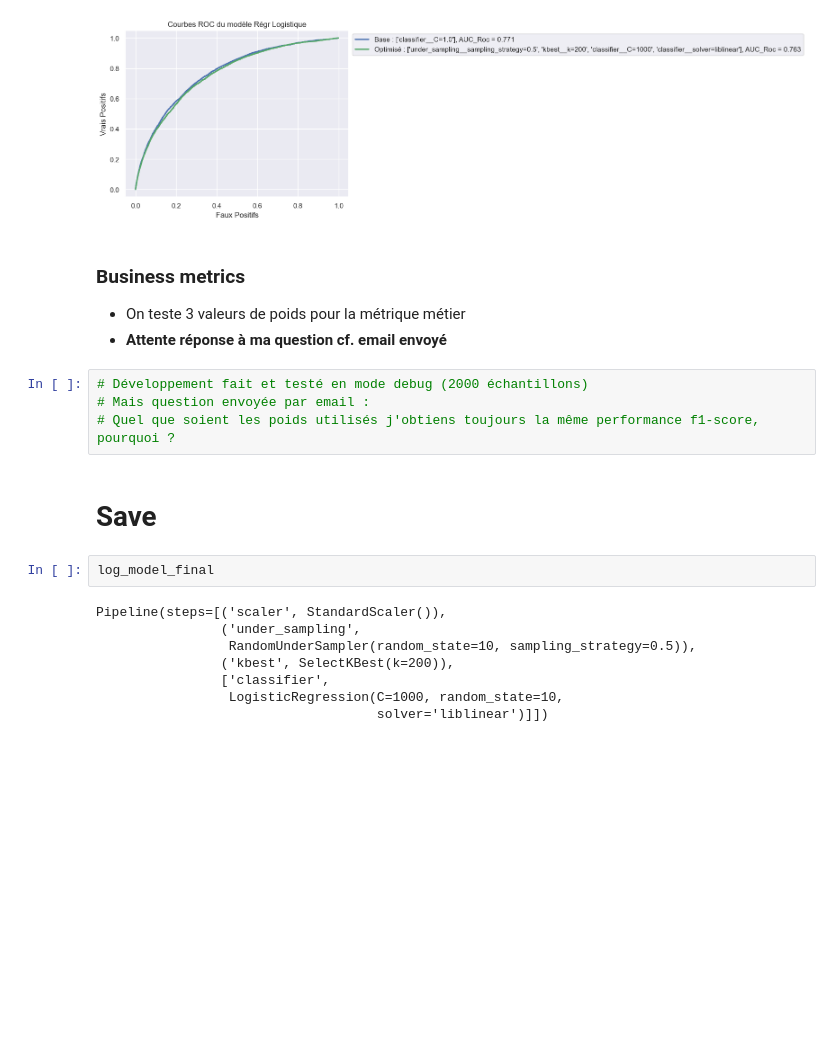
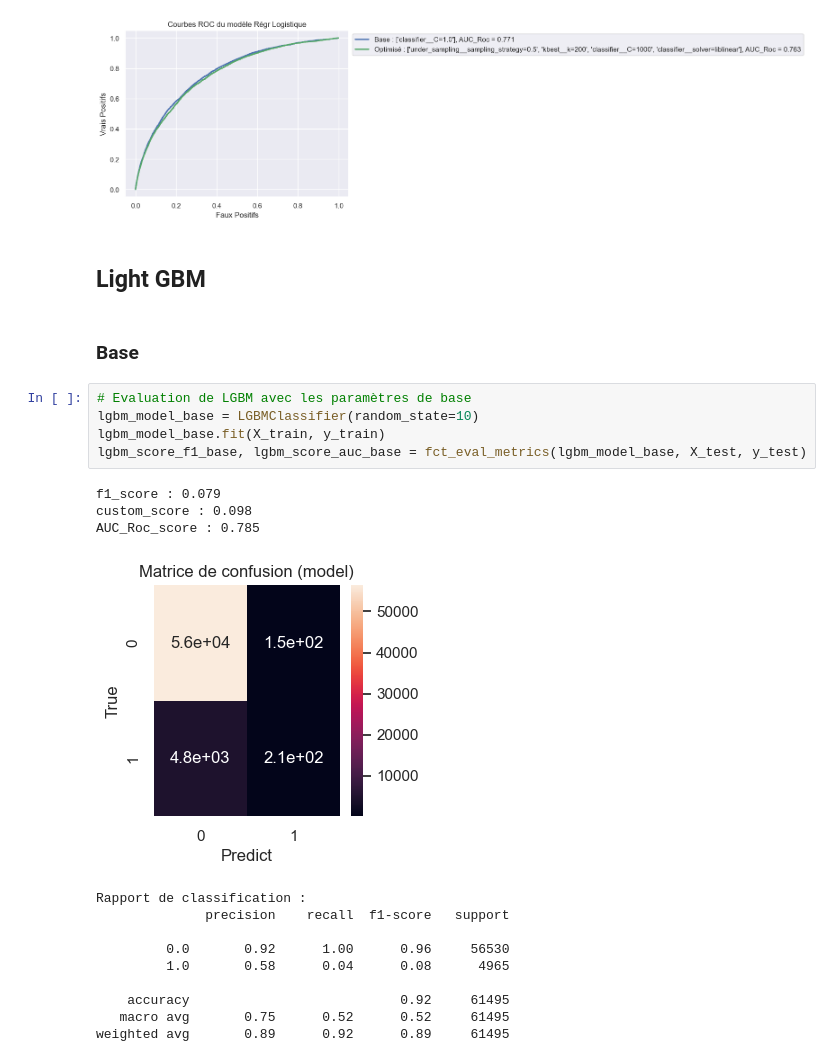
Before and after one commit to ffinky/P7_credit_risk, a Jupyter notebook: Finkenberg_Fabrice_2_Notebook_Model_022023.ipynb, the cells around one changed output. Cells and saved outputs as stored; diff of their text form; blank space fills up the shorter version.

```diff
--- a/Finkenberg_Fabrice_2_Notebook_Model_022023.ipynb
+++ b/Finkenberg_Fabrice_2_Notebook_Model_022023.ipynb
@@ -3781,23 +3722,26 @@ def fct_roc_curve(model_base, param_base, model_final, param_final, model_name):
 fct_roc_curve(log_model_base, log_param_base, log_model_final, log_param_final, 'Régr Logistique')
 # %% [output]
 [figure]
-# %% [markdown]
-### Business metrics
-- On teste 3 valeurs de poids pour la métrique métier
-- **Attente réponse à ma question cf. email envoyé**
-# %%
-# Développement fait et testé en mode debug (2000 échantillons)
-# Mais question envoyée par email :
-# Quel que soient les poids utilisés j'obtiens toujours la même performance f1-score, pourquoi ?
+# %% [markdown]
+## Light GBM
 # %% [markdown]
-# Save
+### Base
-# %%
-log_model_final
-# %% [output]
-Pipeline(steps=[('scaler', StandardScaler()),
-                ('under_sampling',
-                 RandomUnderSampler(random_state=10, sampling_strategy=0.5)),
-                ('kbest', SelectKBest(k=200)),
-                ['classifier',
-                 LogisticRegression(C=1000, random_state=10,
-                                    solver='liblinear')]])
+# %%
+# Evaluation de LGBM avec les paramètres de base
+lgbm_model_base = LGBMClassifier(random_state=10)
+lgbm_model_base.fit(X_train, y_train)
+lgbm_score_f1_base, lgbm_score_auc_base = fct_eval_metrics(lgbm_model_base, X_test, y_test)
+# %% [output]
+f1_score : 0.079
+custom_score : 0.098
+AUC_Roc_score : 0.785
+[figure, added]
+Rapport de classification :
+              precision    recall  f1-score   support
+
+         0.0       0.92      1.00      0.96     56530
+         1.0       0.58      0.04      0.08      4965
+
+    accuracy                           0.92     61495
+   macro avg       0.75      0.52      0.52     61495
+weighted avg       0.89      0.92      0.89     61495
```
Also changed, not shown: parts of 65 cells of this notebook.
